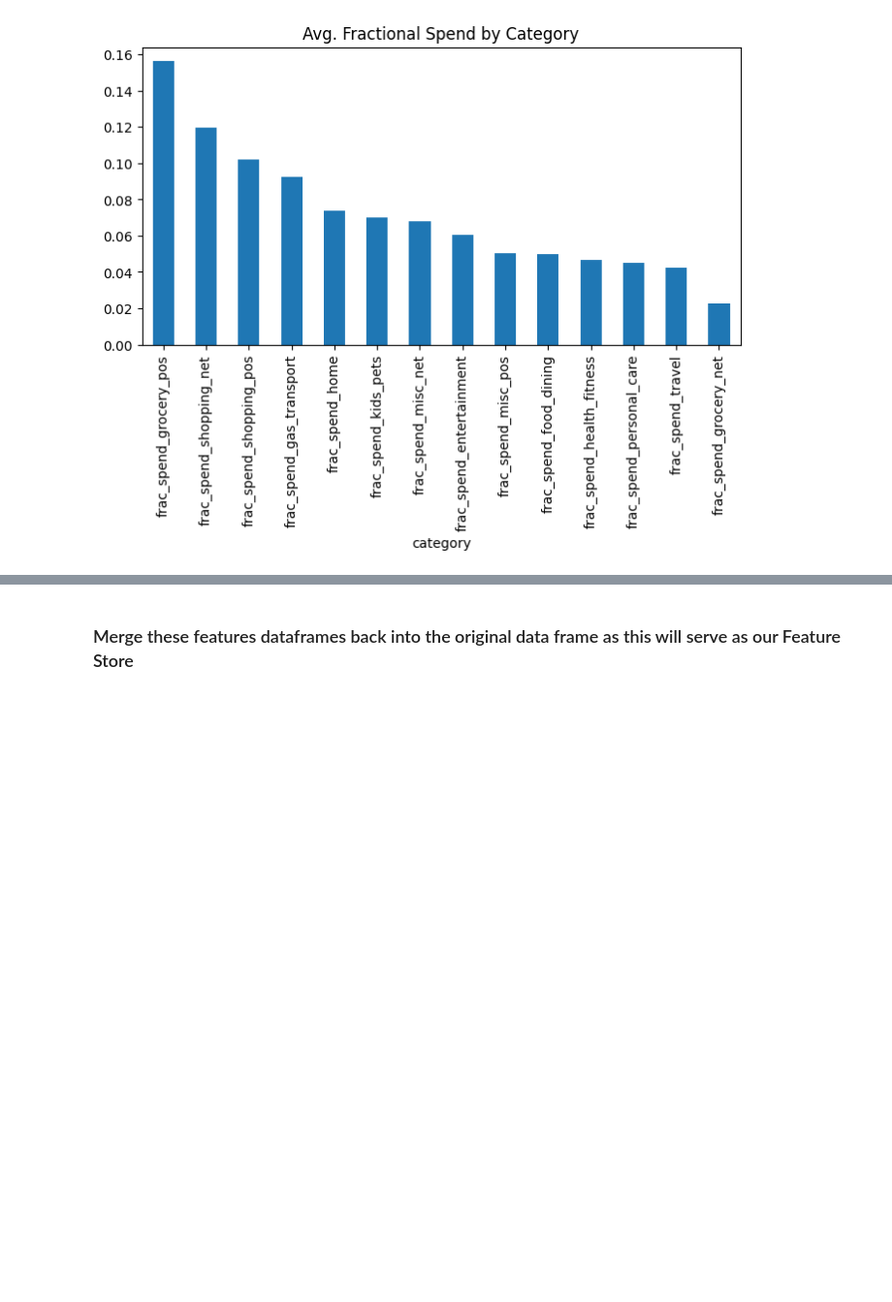
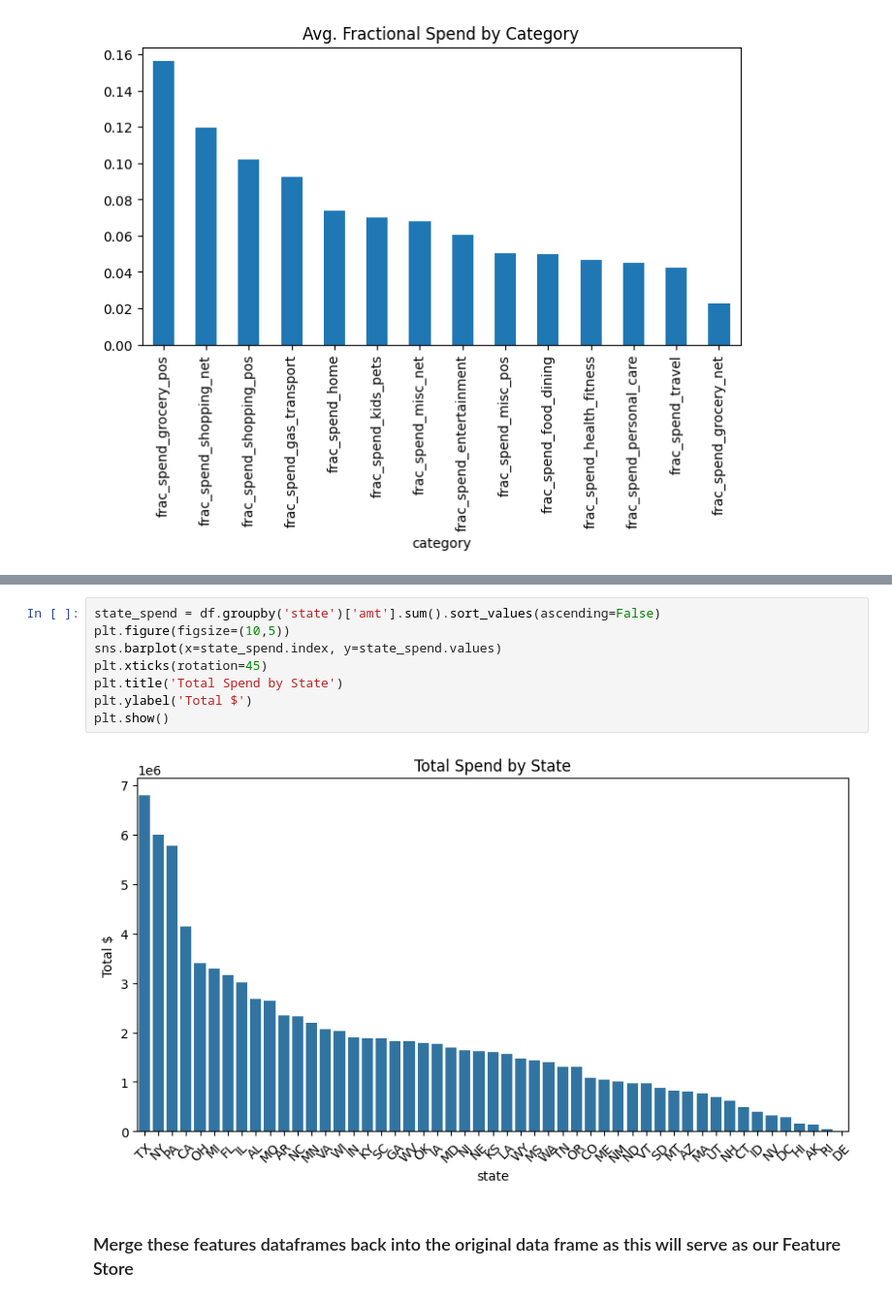
Before and after one commit to 5h4tt3r/creditML, a Jupyter notebook: notebooks/1)Processing+EDA/featureProcessing.ipynb, the cells around one changed output, grey strips where cells are left out. Shown at 97% size. Cells and saved outputs as stored; diff of their text form; blank space fills up the shorter version.

```diff
--- a/notebooks/1)Processing+EDA/featureProcessing.ipynb
+++ b/notebooks/1)Processing+EDA/featureProcessing.ipynb
@@ -293,3 +346,13 @@ plt.show()
+# %%
+state_spend = df.groupby('state')['amt'].sum().sort_values(ascending=False)
+plt.figure(figsize=(10,5))
+sns.barplot(x=state_spend.index, y=state_spend.values)
+plt.xticks(rotation=45)
+plt.title('Total Spend by State')
+plt.ylabel('Total $')
+plt.show()
+# %% [output]
+[figure, added]
 # %% [markdown]
 ### Merge these features dataframes back into the original data frame as this will serve as our Feature Store
 # %%
```
Also changed, not shown: parts of 20 cells of this notebook, 2 other files.
